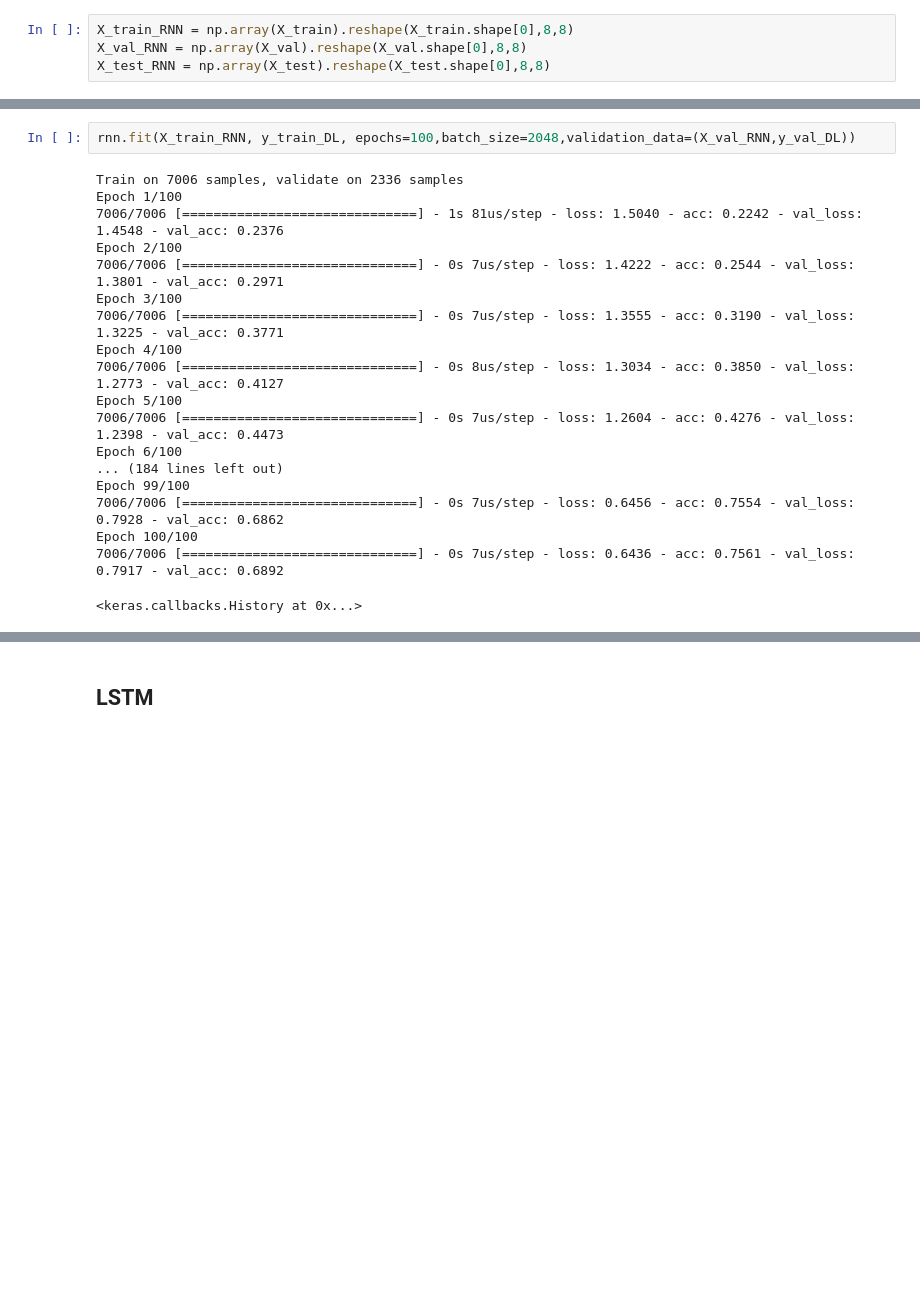
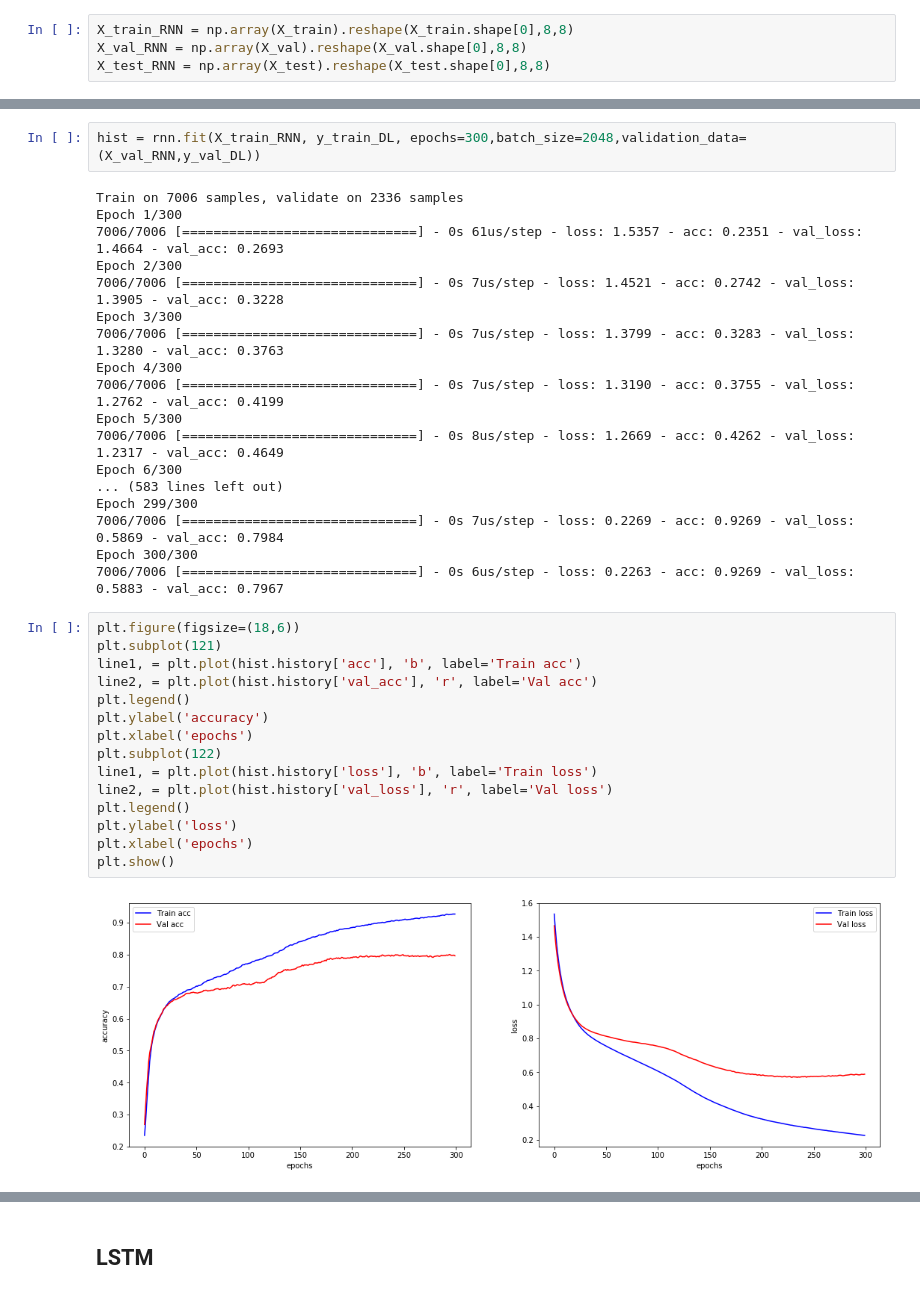
Before and after one commit to karl6885/ML_final_project, a Jupyter notebook: 2015410123_김영규_기말과제.ipynb, the cells around one changed output, grey strips where cells are left out. Drawn from its saved outputs; the diff is of its cells as text; blank space fills up the shorter version.

```diff
--- a/2015410123_김영규_기말과제.ipynb
+++ b/2015410123_김영규_기말과제.ipynb
@@ -340,23 +666,39 @@ Trainable params: 3,684
 Non-trainable params: 0
 _________________________________________________________________
 # %%
-rnn.fit(X_train_RNN, y_train_DL, epochs=100,batch_size=2048,validation_data=(X_val_RNN,y_val_DL))
+hist = rnn.fit(X_train_RNN, y_train_DL, epochs=300,batch_size=2048,validation_data=(X_val_RNN,y_val_DL))
 # %% [output]
 Train on 7006 samples, validate on 2336 samples
-Epoch 1/100
-7006/7006 [==============================] - 1s 81us/step - loss: 1.5040 - acc: 0.2242 - val_loss: 1.4548 - val_acc: 0.2376
-Epoch 2/100
-7006/7006 [==============================] - 0s 7us/step - loss: 1.4222 - acc: 0.2544 - val_loss: 1.3801 - val_acc: 0.2971
-Epoch 3/100
-7006/7006 [==============================] - 0s 7us/step - loss: 1.3555 - acc: 0.3190 - val_loss: 1.3225 - val_acc: 0.3771
-Epoch 4/100
-7006/7006 [==============================] - 0s 8us/step - loss: 1.3034 - acc: 0.3850 - val_loss: 1.2773 - val_acc: 0.4127
-Epoch 5/100
-7006/7006 [==============================] - 0s 7us/step - loss: 1.2604 - acc: 0.4276 - val_loss: 1.2398 - val_acc: 0.4473
-Epoch 6/100
-... (184 lines left out)
-Epoch 99/100
-7006/7006 [==============================] - 0s 7us/step - loss: 0.6456 - acc: 0.7554 - val_loss: 0.7928 - val_acc: 0.6862
-Epoch 100/100
-7006/7006 [==============================] - 0s 7us/step - loss: 0.6436 - acc: 0.7561 - val_loss: 0.7917 - val_acc: 0.6892
+Epoch 1/300
+7006/7006 [==============================] - 0s 61us/step - loss: 1.5357 - acc: 0.2351 - val_loss: 1.4664 - val_acc: 0.2693
+Epoch 2/300
+7006/7006 [==============================] - 0s 7us/step - loss: 1.4521 - acc: 0.2742 - val_loss: 1.3905 - val_acc: 0.3228
+Epoch 3/300
+7006/7006 [==============================] - 0s 7us/step - loss: 1.3799 - acc: 0.3283 - val_loss: 1.3280 - val_acc: 0.3763
+Epoch 4/300
+7006/7006 [==============================] - 0s 7us/step - loss: 1.3190 - acc: 0.3755 - val_loss: 1.2762 - val_acc: 0.4199
+Epoch 5/300
+7006/7006 [==============================] - 0s 8us/step - loss: 1.2669 - acc: 0.4262 - val_loss: 1.2317 - val_acc: 0.4649
+Epoch 6/300
+... (583 lines left out)
+Epoch 299/300
+7006/7006 [==============================] - 0s 7us/step - loss: 0.2269 - acc: 0.9269 - val_loss: 0.5869 - val_acc: 0.7984
+Epoch 300/300
+7006/7006 [==============================] - 0s 6us/step - loss: 0.2263 - acc: 0.9269 - val_loss: 0.5883 - val_acc: 0.7967
-<keras.callbacks.History at 0x...>
+# %%
+plt.figure(figsize=(18,6))
+plt.subplot(121)
+line1, = plt.plot(hist.history['acc'], 'b', label='Train acc')
+line2, = plt.plot(hist.history['val_acc'], 'r', label='Val acc')
+plt.legend()
+plt.ylabel('accuracy')
+plt.xlabel('epochs')
+plt.subplot(122)
+line1, = plt.plot(hist.history['loss'], 'b', label='Train loss')
+line2, = plt.plot(hist.history['val_loss'], 'r', label='Val loss')
+plt.legend()
+plt.ylabel('loss')
+plt.xlabel('epochs')
+plt.show()
+# %% [output]
+[figure, added]
```
Also changed, not shown: parts of 52 cells of this notebook.
